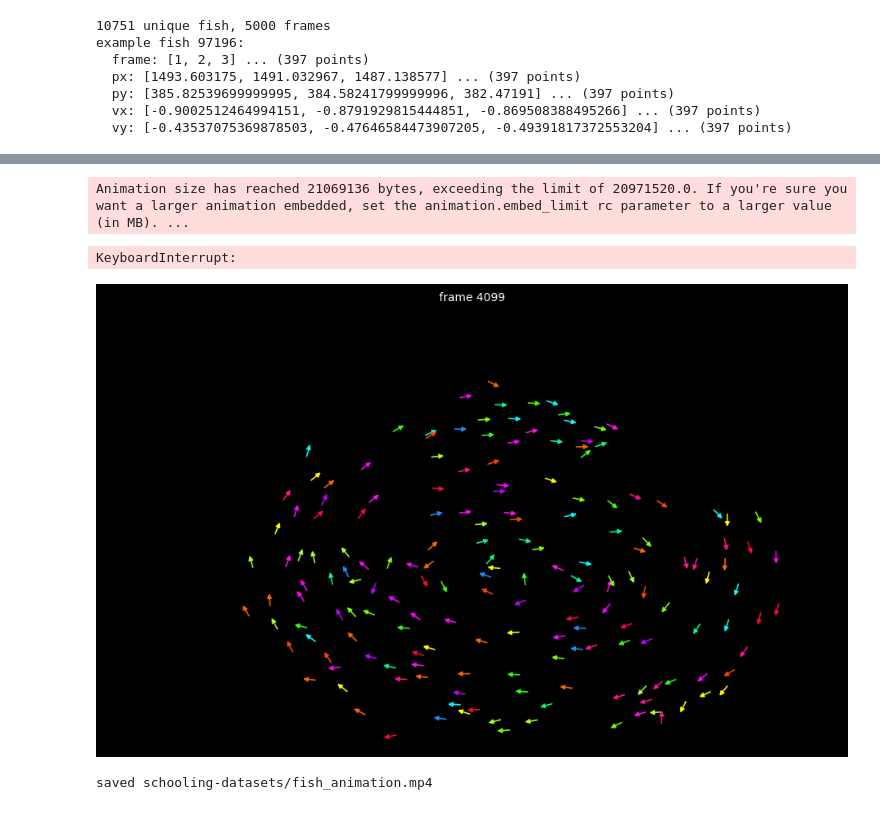
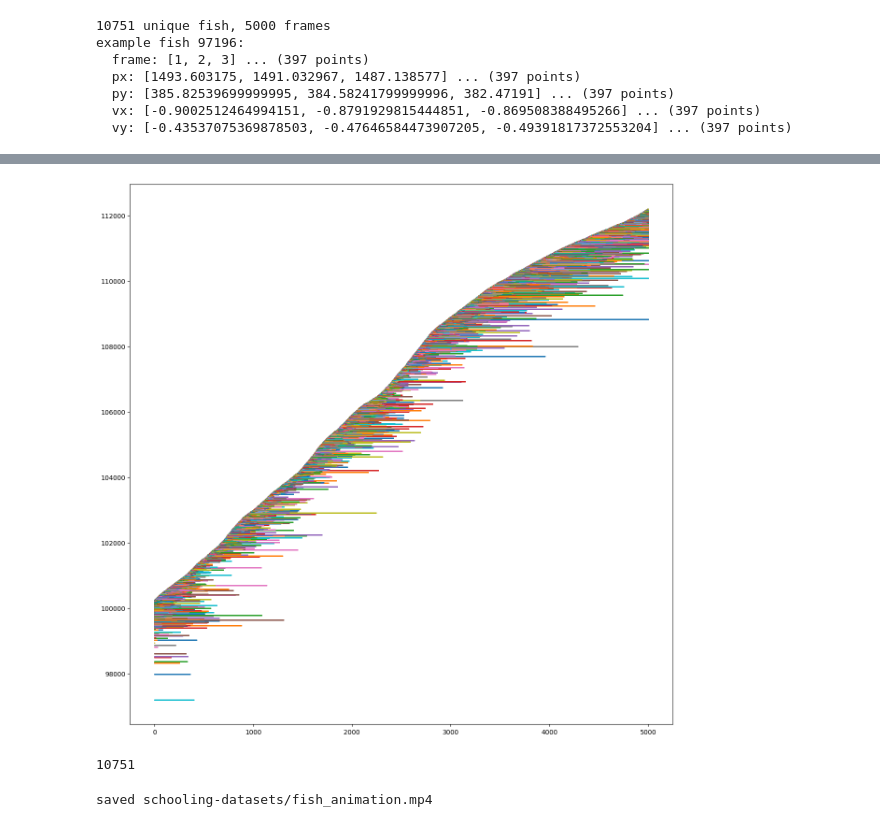
Before and after one commit to josefberman/SpectralSchooling, a Jupyter notebook: dataset-check.ipynb, the cells around one changed output, grey strips where cells are left out. Drawn from its saved outputs; the diff is of its cells as text; code cells hidden in the pictures.

```diff
--- a/dataset-check.ipynb
+++ b/dataset-check.ipynb
@@ -77,3 +160,23 @@ example fish 97196:
+# %%
+fish_ids = set()
+for idx, frame in df.iterrows():
+    fish_ids.update(frame['onfish'])
+
+frames_of_fish = {fish: [] for fish in fish_ids}
+for idx, frame in df.iterrows():
+    for fish in frame['onfish']:
+        frames_of_fish[fish].append(idx)
+
+plt.figure(figsize=(15, 15))
+for fish in fish_ids:
+    plt.scatter(frames_of_fish[fish], [fish]*len(frames_of_fish[fish]), s=1)
+plt.show()
+# %% [output]
+[figure, added]
+# %%
+print(len(fish_ids))
+# %% [output]
+10751
 # %%
 from matplotlib import animation
 from matplotlib.patches import FancyArrowPatch
@@ -167,12 +270,8 @@ def make_fish_animation(
 
 
 # Preview in notebook (every 2nd frame keeps it responsive)
-anim, fig = make_fish_animation(df, fps=30, frame_step=2)
-HTML(anim.to_jshtml())
+# anim, fig = make_fish_animation(df, fps=30, frame_step=2)
+# HTML(anim.to_jshtml())
-# %% [output]
-Animation size has reached 21069136 bytes, exceeding the limit of 20971520.0. If you're sure you want a larger animation embedded, set the animation.embed_limit rc parameter to a larger value (in MB). ...
-KeyboardInterrupt:
-[figure, removed]
 # %%
 # Save full animation to mp4 (requires ffmpeg)
 anim_full, _ = make_fish_animation(df, fps=30, frame_step=1)
```
Also changed, not shown: parts of 4 cells of this notebook, 4 other files.
